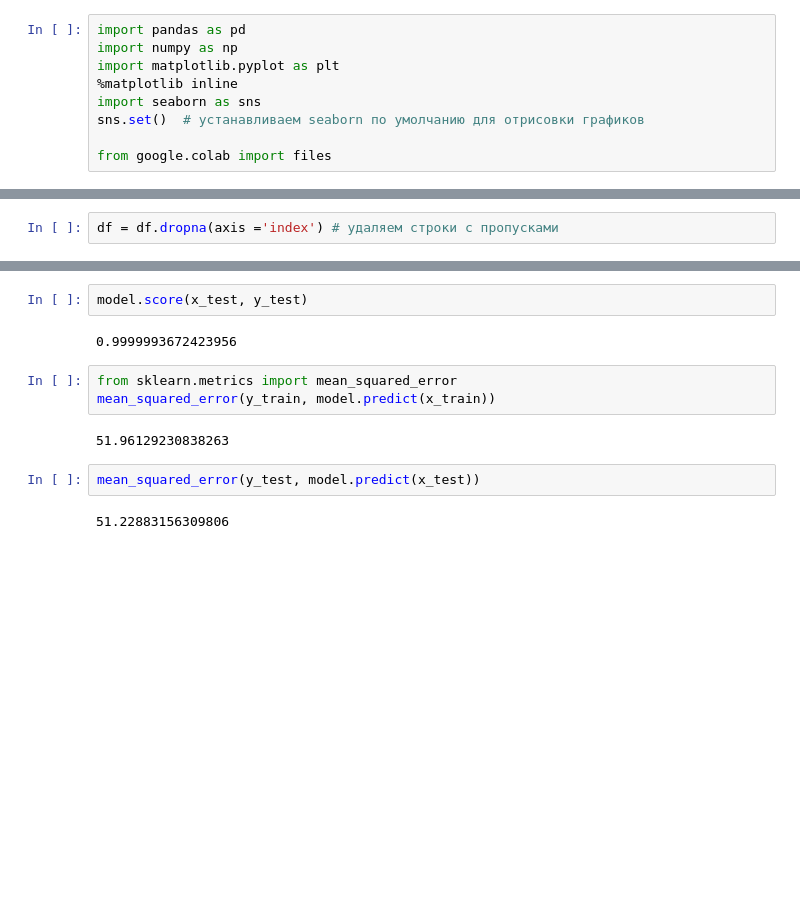
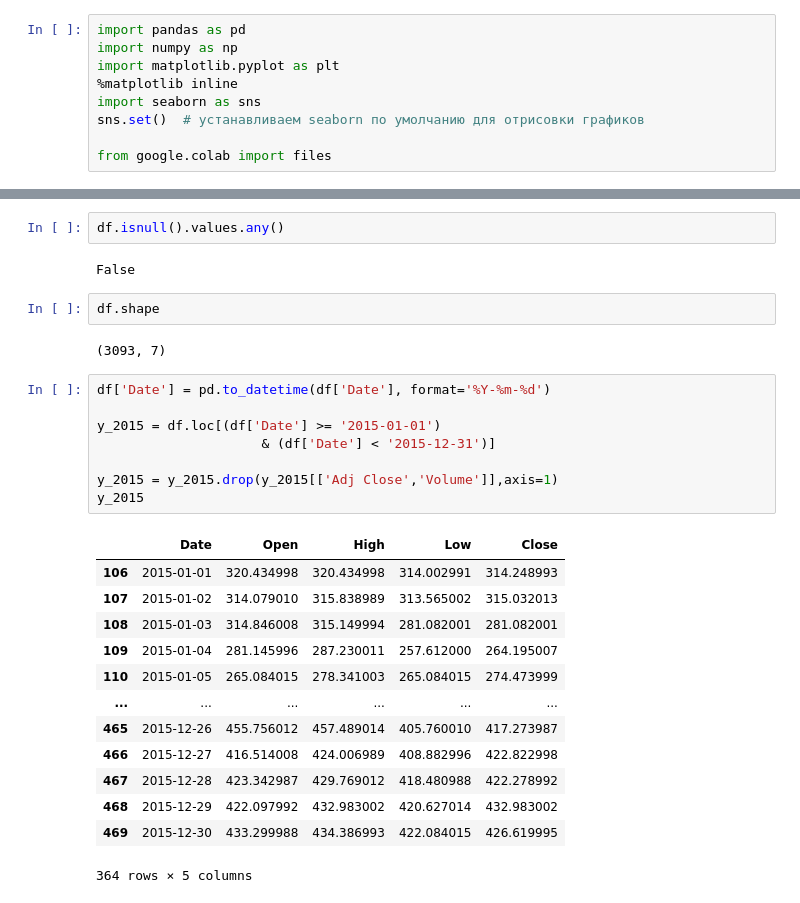
Before and after one commit to BitUpTeam/BitUp, a Jupyter notebook: BitUp.ipynb, the cells around one changed output, grey strips where cells are left out. Drawn from its saved outputs; the diff is of its cells as text; blank space fills up the shorter version.

```diff
--- a/BitUp.ipynb
+++ b/BitUp.ipynb
@@ -120,2 +133,0 @@ df[df.Open.isnull()]
-# %%
-df = df.dropna(axis ='index') # удаляем строки с пропусками
@@ -191,13 +134,30 @@ model.score(x_train, y_train)
-# %%
-model.score(x_test, y_test)
-# %% [output]
-0.9999993672423956
-# %%
-from sklearn.metrics import mean_squared_error
-mean_squared_error(y_train, model.predict(x_train))
-# %% [output]
-51.96129230838263
-# %%
-mean_squared_error(y_test, model.predict(x_test))
-# %% [output]
-51.22883156309806
+# %%
+df.isnull().values.any()
+# %% [output]
+False
+# %%
+df.shape
+# %% [output]
+(3093, 7)
+# %%
+df['Date'] = pd.to_datetime(df['Date'], format='%Y-%m-%d')
+
+y_2015 = df.loc[(df['Date'] >= '2015-01-01')
+                     & (df['Date'] < '2015-12-31')]
+
+y_2015 = y_2015.drop(y_2015[['Adj Close','Volume']],axis=1)
+y_2015
+# %% [output]
+|  | Date | Open | High | Low | Close |
+| 106 | 2015-01-01 | 320.434998 | 320.434998 | 314.002991 | 314.248993 |
+| 107 | 2015-01-02 | 314.079010 | 315.838989 | 313.565002 | 315.032013 |
+| 108 | 2015-01-03 | 314.846008 | 315.149994 | 281.082001 | 281.082001 |
+| 109 | 2015-01-04 | 281.145996 | 287.230011 | 257.612000 | 264.195007 |
+| 110 | 2015-01-05 | 265.084015 | 278.341003 | 265.084015 | 274.473999 |
+| ... | ... | ... | ... | ... | ... |
+| 465 | 2015-12-26 | 455.756012 | 457.489014 | 405.760010 | 417.273987 |
+| 466 | 2015-12-27 | 416.514008 | 424.006989 | 408.882996 | 422.822998 |
+| 467 | 2015-12-28 | 423.342987 | 429.769012 | 418.480988 | 422.278992 |
+| 468 | 2015-12-29 | 422.097992 | 432.983002 | 420.627014 | 432.983002 |
+| 469 | 2015-12-30 | 433.299988 | 434.386993 | 422.084015 | 426.619995 |
+364 rows × 5 columns
```
Also changed, not shown: parts of 56 cells of this notebook.
